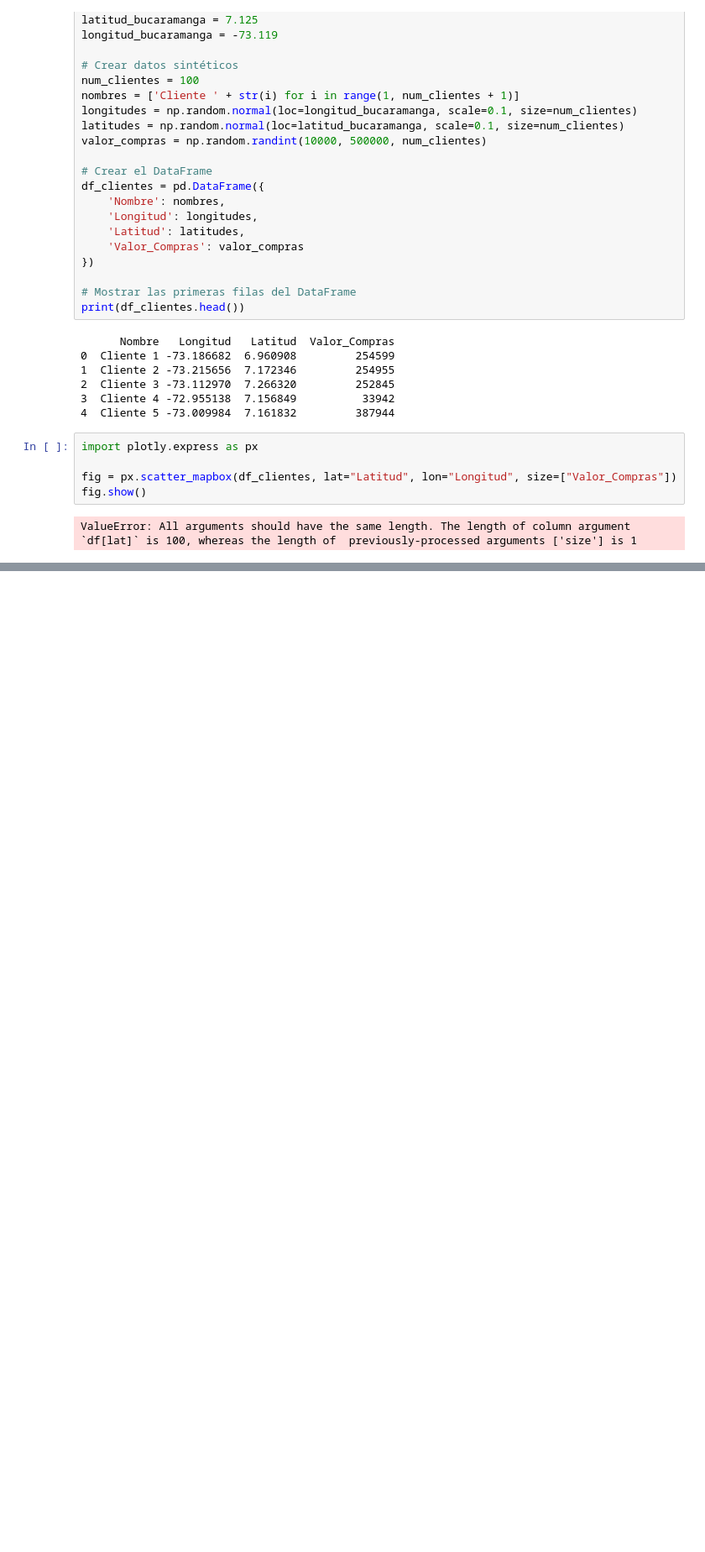
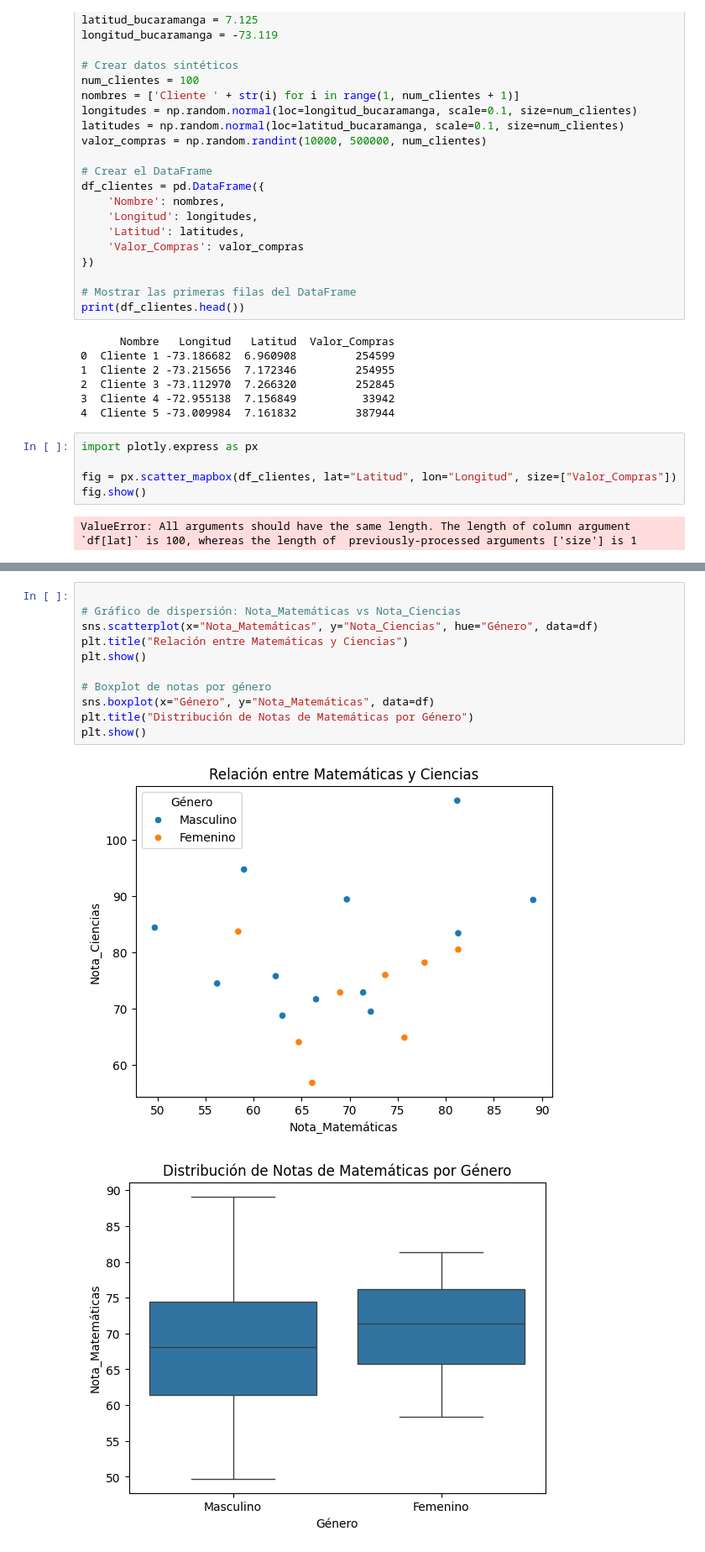
Before and after one commit to sergioc248/apuntes-inteligencia-artificial, a Jupyter notebook: Apuntes_EDA.ipynb, the cells around one changed output, grey strips where cells are left out. Shown at 84% size. Saved outputs shown, nothing was run; the diff lists cells and outputs as text; blank space fills up the shorter version.

```diff
--- a/Apuntes_EDA.ipynb
+++ b/Apuntes_EDA.ipynb
@@ -276,0 +465,14 @@ fig.show()
+# %%
+
+# Gráfico de dispersión: Nota_Matemáticas vs Nota_Ciencias
+sns.scatterplot(x="Nota_Matemáticas", y="Nota_Ciencias", hue="Género", data=df)
+plt.title("Relación entre Matemáticas y Ciencias")
+plt.show()
+
+# Boxplot de notas por género
+sns.boxplot(x="Género", y="Nota_Matemáticas", data=df)
+plt.title("Distribución de Notas de Matemáticas por Género")
+plt.show()
+# %% [output]
+[figure, added]
+[figure, added]
```
Also changed, not shown: parts of 34 cells of this notebook.
